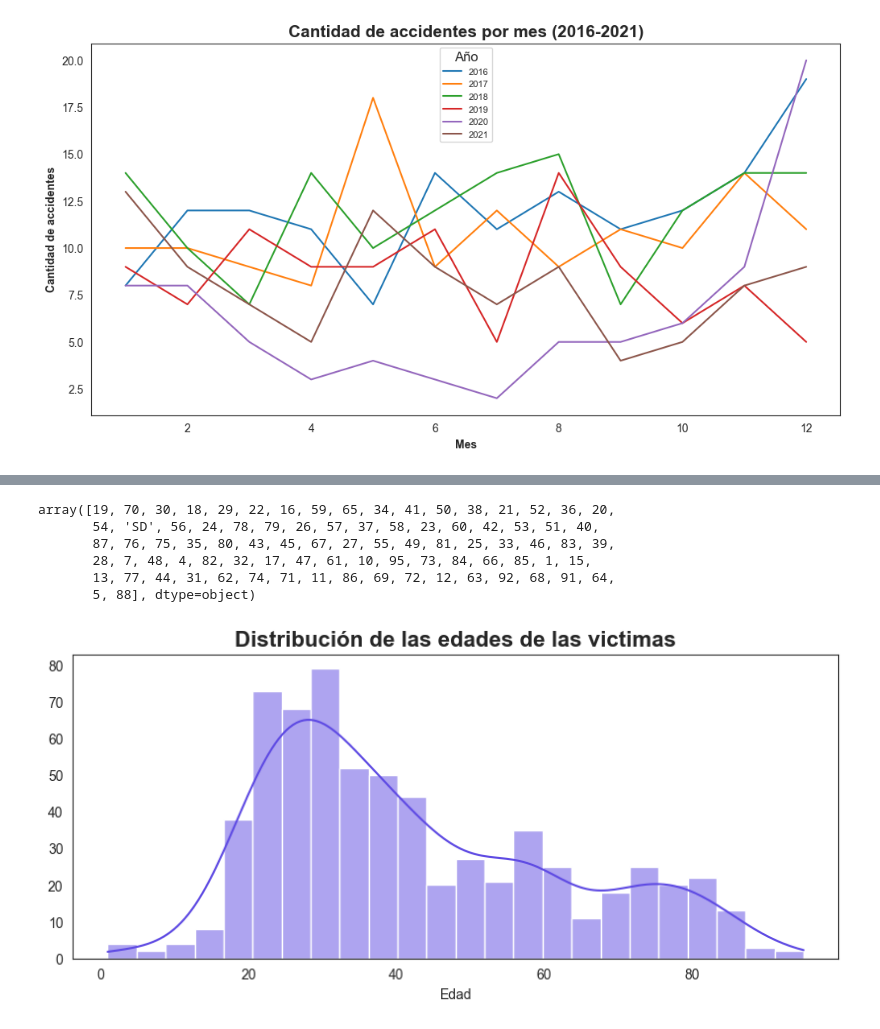
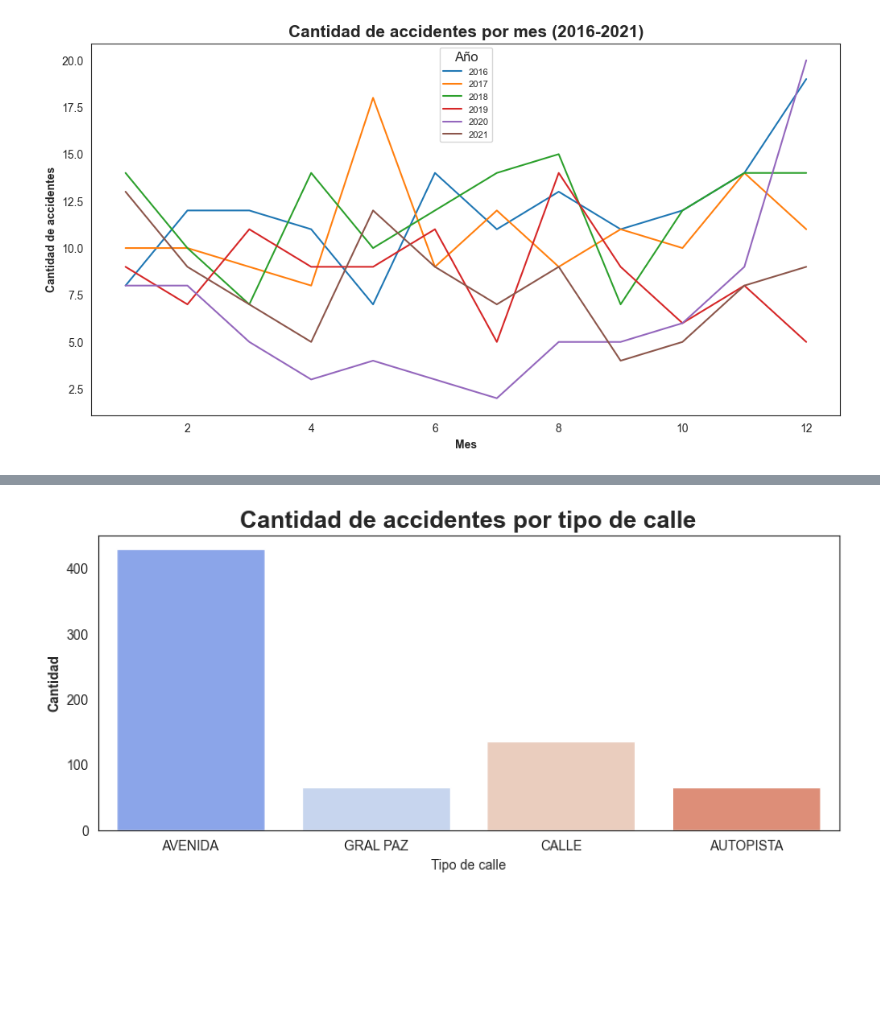
Before and after one commit to JuankTS/Proyecto_Individual_2_Data_Analytics, a Jupyter notebook: EDA.ipynb, the cells around one changed output, grey strips where cells are left out. Drawn from its saved outputs; the diff is of its cells as text; code cells hidden in the pictures; blank space fills up the shorter version.

```diff
--- a/EDA.ipynb
+++ b/EDA.ipynb
@@ -99,12 +152,3 @@ plt.legend(title='Año', title_fontsize='12', fontsize='8', loc='upper center')
 plt.show()
 # %% [output]
 [figure]
-# %%
-plt.figure(figsize=(10, 4))
-sns.set_style("white")
-sns.countplot(data=hechos, x='TIPO_DE_CALLE', hue='TIPO_DE_CALLE')
-plt.xlabel("Tipo de calle")
-plt.ylabel("Cantidad",fontweight="bold")
-plt.title("Cantidad de accidentes por tipo de calle",fontweight="bold", fontsize= 18)
-
-plt.show()
@@ -132,10 +154,0 @@ plt.show()
-# %%
-hechos['HH'] = pd.to_numeric(hechos['HH'], errors='coerce')
-sns.set_style("white")
-plt.figure(figsize=(10, 4))
-
-sns.histplot(data=hechos, x='HH', color='#24E5D2', bins=24, kde= True)
-plt.xlabel("Horas")
-plt.ylabel("")
-plt.title("Histograma de horas en las que ocurren los accidentes",fontweight="bold", fontsize=16)
-plt.show()
@@ -204,9 +154,0 @@ victimas.replace({'ROL': 'PASAJERO_ACOMPAÑANTE'}, 'PASAJERO ACOMPAÑANTE', inpl
-# %%
-victimas['EDAD'].unique()
-# %% [output]
-array([19, 70, 30, 18, 29, 22, 16, 59, 65, 34, 41, 50, 38, 21, 52, 36, 20,
-       54, 'SD', 56, 24, 78, 79, 26, 57, 37, 58, 23, 60, 42, 53, 51, 40,
-       87, 76, 75, 35, 80, 43, 45, 67, 27, 55, 49, 81, 25, 33, 46, 83, 39,
-       28, 7, 48, 4, 82, 32, 17, 47, 61, 10, 95, 73, 84, 66, 85, 1, 15,
-       13, 77, 44, 31, 62, 74, 71, 11, 86, 69, 72, 12, 63, 92, 68, 91, 64,
-       5, 88], dtype=object)
@@ -215,11 +154,0 @@ victimas['EDAD'] = pd.to_numeric(victimas['EDAD'], errors='coerce')
-# %%
-sns.set_style("white")
-plt.figure(figsize=(10, 4))
-
-sns.histplot(data=victimas, x='EDAD', color='#5E4AE3', bins=24, kde= True)
-plt.xlabel("Edad")
-plt.ylabel("")
-plt.title("Distribución de las edades de las victimas",fontweight="bold", fontsize=16)
-plt.show()
-# %% [output]
-[figure, removed]
@@ -230,0 +155,16 @@ victimas.to_excel('Data/Victimas.xlsx', index= False)
+# %%
+# Definimos las dimensiones del gráfico
+plt.figure(figsize=(10, 4))
+
+# En este caso usamos el countplot para contar la cantidad de accidentes por tipo de calles
+sns.countplot(data=hechos, x='TIPO_DE_CALLE', hue='TIPO_DE_CALLE', palette='coolwarm')
+
+# Definimos las etiquetas
+plt.xlabel("Tipo de calle")
+plt.ylabel("Cantidad",fontweight="bold")
+plt.title("Cantidad de accidentes por tipo de calle",fontweight="bold", fontsize= 18)
+
+# Mostramos el gráfico
+plt.show()
+# %% [output]
+[figure, added]
```
Also changed, not shown: parts of 38 cells of this notebook, 5 other files.
